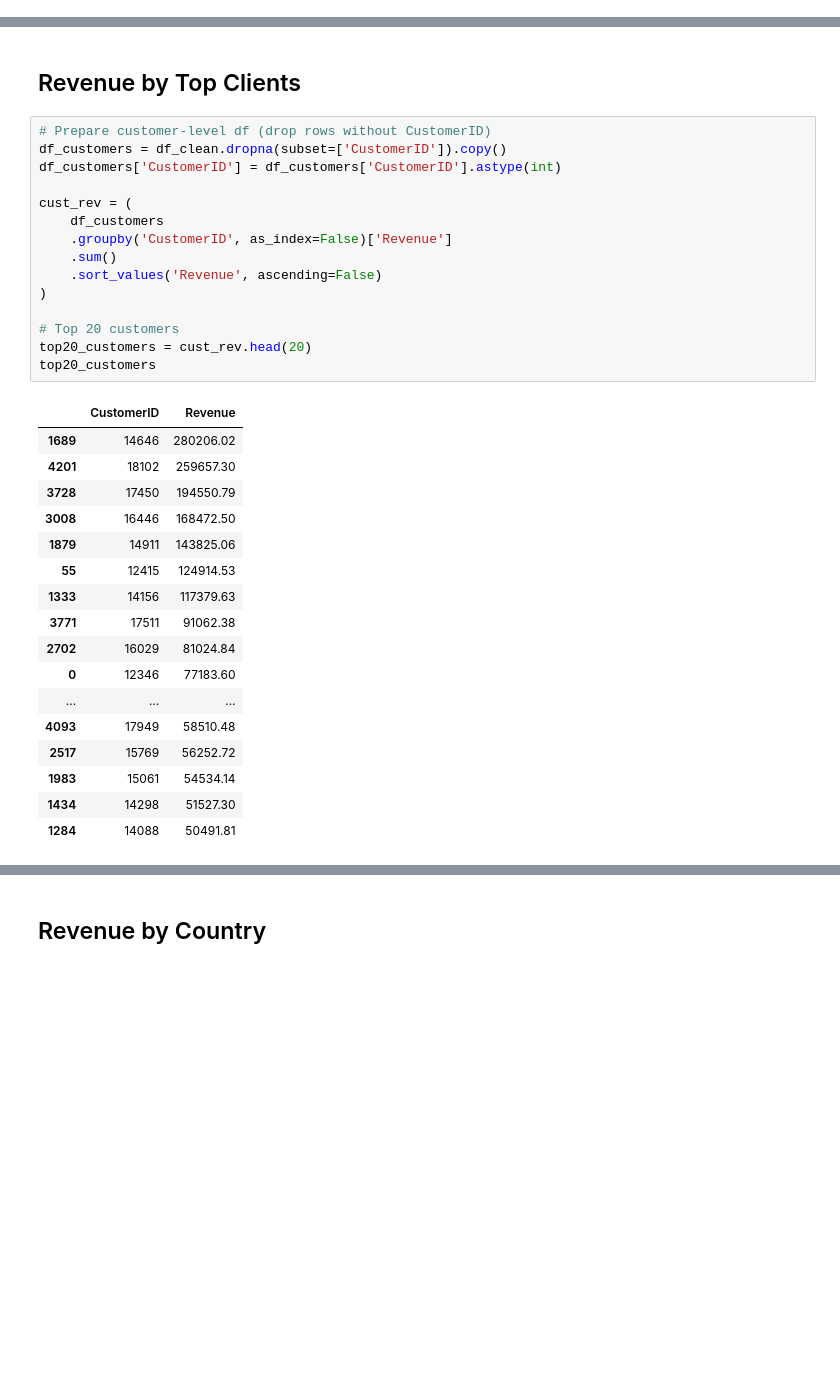
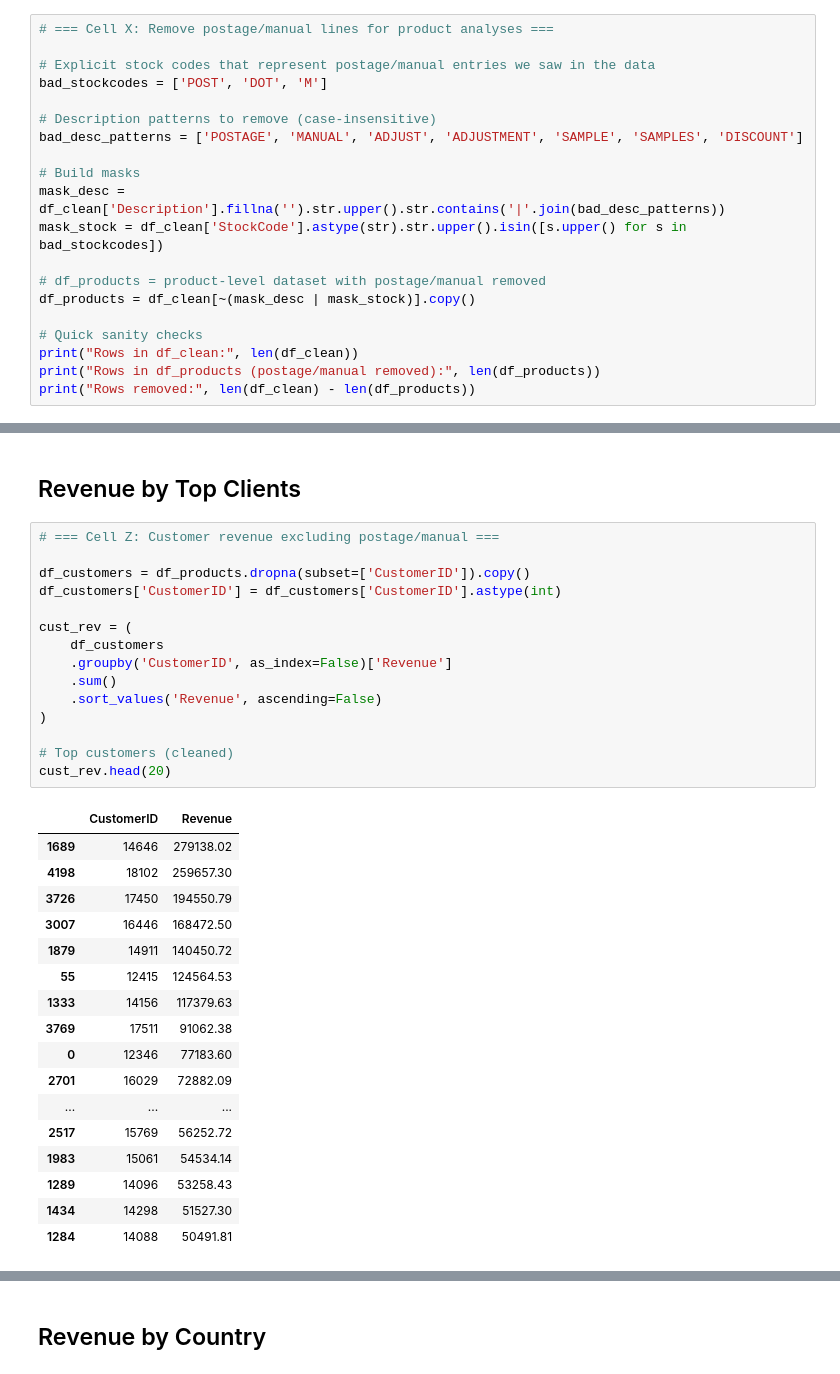
Before and after one commit to rodrigo-gonzalez-data/ecommerce-analysis, a Jupyter notebook: notebooks/exploration.ipynb, the cells around one changed output, grey strips where cells are left out. Drawn from its saved outputs; the diff is of its cells as text; blank space fills up the shorter version.

```diff
--- a/notebooks/exploration.ipynb
+++ b/notebooks/exploration.ipynb
@@ -249,3 +249,23 @@ plt.show()
 - Actionable note: the strong increase from late summer into November suggests seasonal demand or successful campaigns in Q3–Q4; we should investigate which products, customers, and channels drove that growth.
 # %% [markdown]
 ## Revenue by Product
+# %%
+# === Cell X: Remove postage/manual lines for product analyses ===
+
+# Explicit stock codes that represent postage/manual entries we saw in the data
+bad_stockcodes = ['POST', 'DOT', 'M']
+
+# Description patterns to remove (case-insensitive)
+bad_desc_patterns = ['POSTAGE', 'MANUAL', 'ADJUST', 'ADJUSTMENT', 'SAMPLE', 'SAMPLES', 'DISCOUNT']
+
+# Build masks
+mask_desc = df_clean['Description'].fillna('').str.upper().str.contains('|'.join(bad_desc_patterns))
+mask_stock = df_clean['StockCode'].astype(str).str.upper().isin([s.upper() for s in bad_stockcodes])
+
+# df_products = product-level dataset with postage/manual removed
+df_products = df_clean[~(mask_desc | mask_stock)].copy()
+
+# Quick sanity checks
+print("Rows in df_clean:", len(df_clean))
+print("Rows in df_products (postage/manual removed):", len(df_products))
+print("Rows removed:", len(df_clean) - len(df_products))
@@ -301,36 +331,36 @@ plt.show()
 # %% [markdown]
 ## Revenue by Top Clients
 # %%
-# Prepare customer-level df (drop rows without CustomerID)
-df_customers = df_clean.dropna(subset=['CustomerID']).copy()
+# === Cell Z: Customer revenue excluding postage/manual ===
+
+df_customers = df_products.dropna(subset=['CustomerID']).copy()
 df_customers['CustomerID'] = df_customers['CustomerID'].astype(int)
 
 cust_rev = (
     df_customers
     .groupby('CustomerID', as_index=False)['Revenue']
     .sum()
     .sort_values('Revenue', ascending=False)
 )
 
-# Top 20 customers
-top20_customers = cust_rev.head(20)
-top20_customers
+# Top customers (cleaned)
+cust_rev.head(20)
 # %% [output]
 |  | CustomerID | Revenue |
-| 1689 | 14646 | 280206.02 |
-| 4201 | 18102 | 259657.30 |
-| 3728 | 17450 | 194550.79 |
-| 3008 | 16446 | 168472.50 |
-| 1879 | 14911 | 143825.06 |
-| 55 | 12415 | 124914.53 |
+| 1689 | 14646 | 279138.02 |
+| 4198 | 18102 | 259657.30 |
+| 3726 | 17450 | 194550.79 |
+| 3007 | 16446 | 168472.50 |
+| 1879 | 14911 | 140450.72 |
+| 55 | 12415 | 124564.53 |
 | 1333 | 14156 | 117379.63 |
-| 3771 | 17511 | 91062.38 |
-| 2702 | 16029 | 81024.84 |
+| 3769 | 17511 | 91062.38 |
 | 0 | 12346 | 77183.60 |
+| 2701 | 16029 | 72882.09 |
 | ... | ... | ... |
-| 4093 | 17949 | 58510.48 |
 | 2517 | 15769 | 56252.72 |
 | 1983 | 15061 | 54534.14 |
+| 1289 | 14096 | 53258.43 |
 | 1434 | 14298 | 51527.30 |
 | 1284 | 14088 | 50491.81 |
 # %%
```
Also changed, not shown: parts of 8 cells of this notebook.
